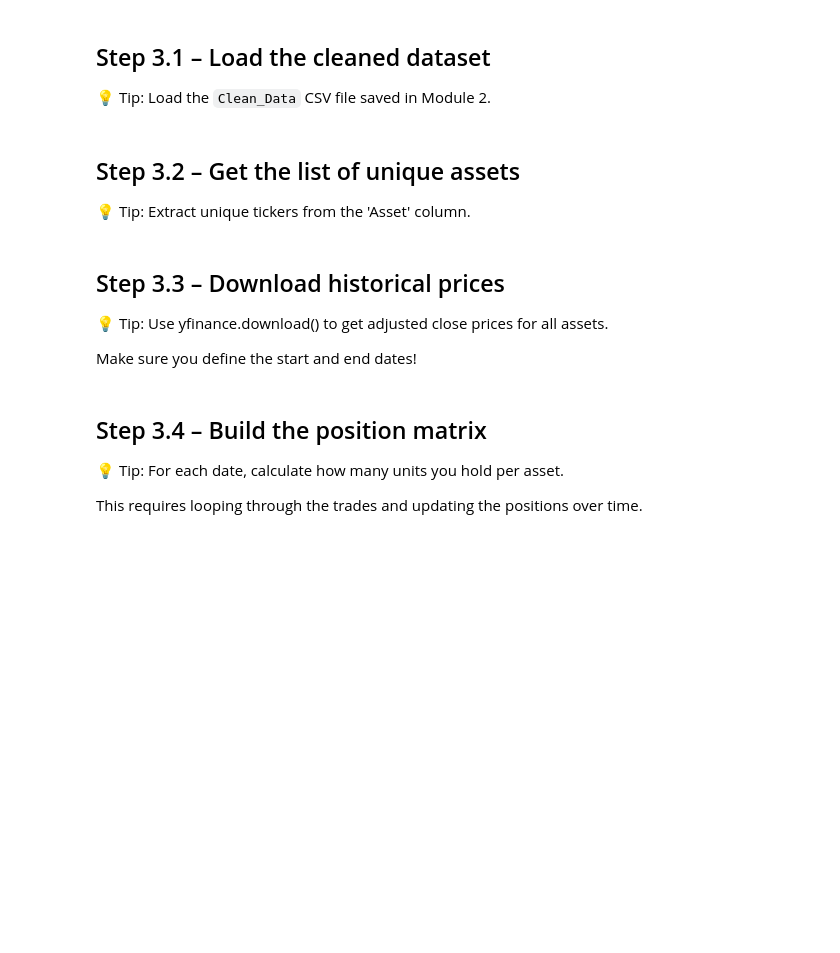
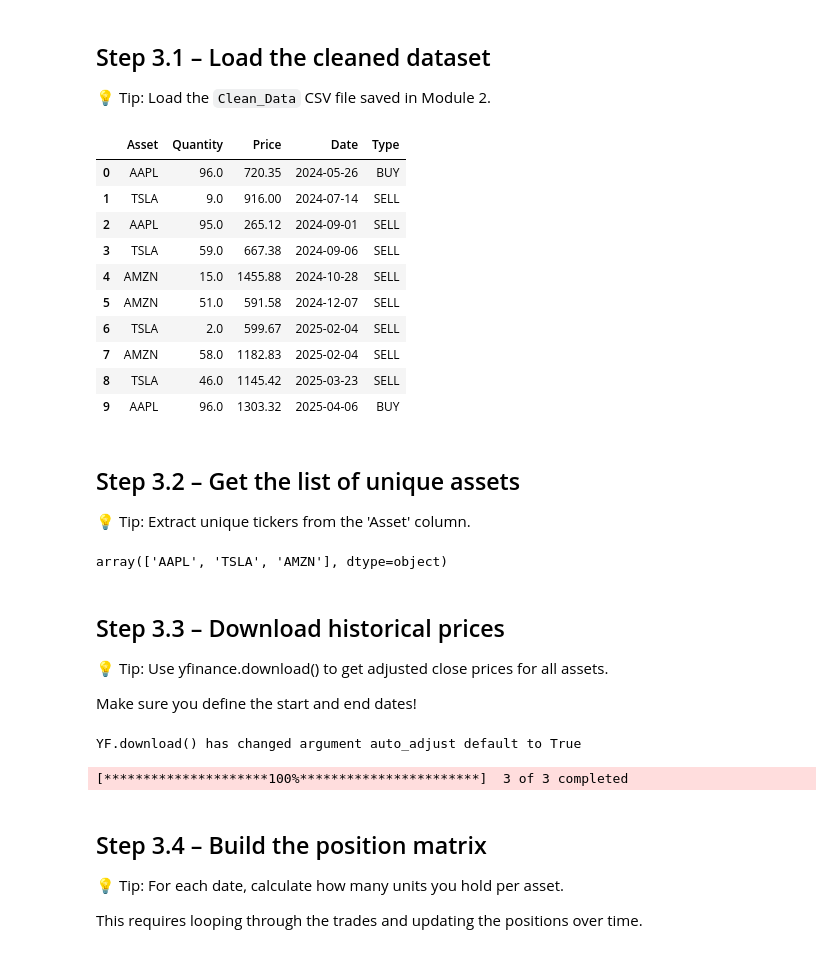
Before and after one commit to HertzWolf/AeternaCapital-Software, a Jupyter notebook: 3.Data_manipulation.ipynb, the cells around one changed output. Saved outputs shown, nothing was run; the diff lists cells and outputs as text; code cells hidden in the pictures; blank space fills up the shorter version.

```diff
--- a/3.Data_manipulation.ipynb
+++ b/3.Data_manipulation.ipynb
@@ -27,16 +29,33 @@ By the end of this module, you'll be able to:
 💡 Tip: Load the `Clean_Data` CSV file saved in Module 2.
 # %%
 # 💡 Tip: Use pd.read_csv()
-
+df = pd.read_csv("Clean_Data")
 # YOUR CODE HERE
+df = df.sort_values(by="Date")
+df = df.reset_index(drop=True)
+df
+# %% [output]
+|  | Asset | Quantity | Price | Date | Type |
+| 0 | AAPL | 96.0 | 720.35 | 2024-05-26 | BUY |
+| 1 | TSLA | 9.0 | 916.00 | 2024-07-14 | SELL |
+| 2 | AAPL | 95.0 | 265.12 | 2024-09-01 | SELL |
+| 3 | TSLA | 59.0 | 667.38 | 2024-09-06 | SELL |
+| 4 | AMZN | 15.0 | 1455.88 | 2024-10-28 | SELL |
+| 5 | AMZN | 51.0 | 591.58 | 2024-12-07 | SELL |
+| 6 | TSLA | 2.0 | 599.67 | 2025-02-04 | SELL |
+| 7 | AMZN | 58.0 | 1182.83 | 2025-02-04 | SELL |
+| 8 | TSLA | 46.0 | 1145.42 | 2025-03-23 | SELL |
+| 9 | AAPL | 96.0 | 1303.32 | 2025-04-06 | BUY |
 # %% [markdown]
 ## Step 3.2 – Get the list of unique assets
 
 💡 Tip: Extract unique tickers from the 'Asset' column.
 # %%
 # 💡 Tip: Use .unique() on the 'Asset' column
-
+df["Asset"].unique()
 # YOUR CODE HERE
+# %% [output]
+array(['AAPL', 'TSLA', 'AMZN'], dtype=object)
 # %% [markdown]
 ## Step 3.3 – Download historical prices
 
@@ -45,8 +64,13 @@ By the end of this module, you'll be able to:
 Make sure you define the start and end dates!
 # %%
 # 💡 Tip: Define start_date and end_date, then call yf.download()
-
+start_date = "2024-5-26"
+end_date = "2025-4-6"
+data = yf.download(df["Asset"].unique().tolist(), start=start_date,end=end_date)
 # YOUR CODE HERE
+# %% [output]
+YF.download() has changed argument auto_adjust default to True
+[*********************100%***********************]  3 of 3 completed
 # %% [markdown]
 ## Step 3.4 – Build the position matrix
 
```
Also changed, not shown: parts of 5 cells of this notebook.
